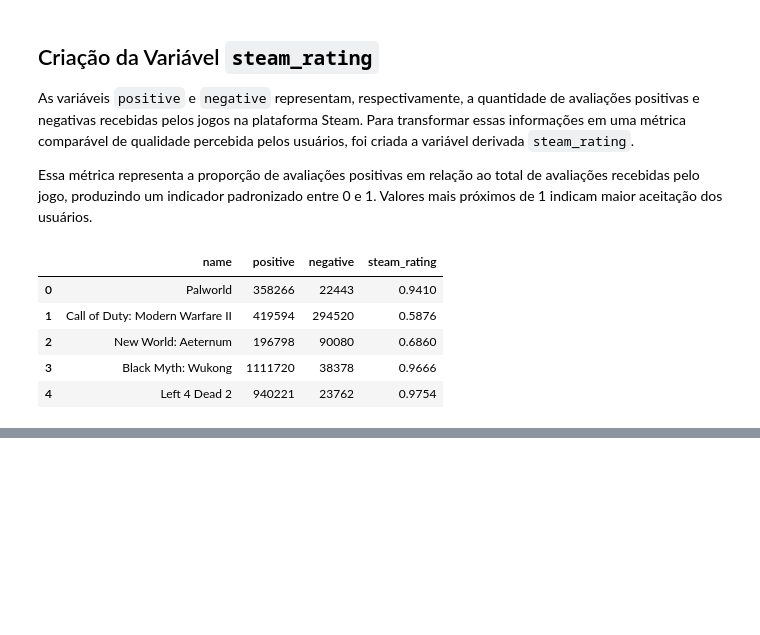
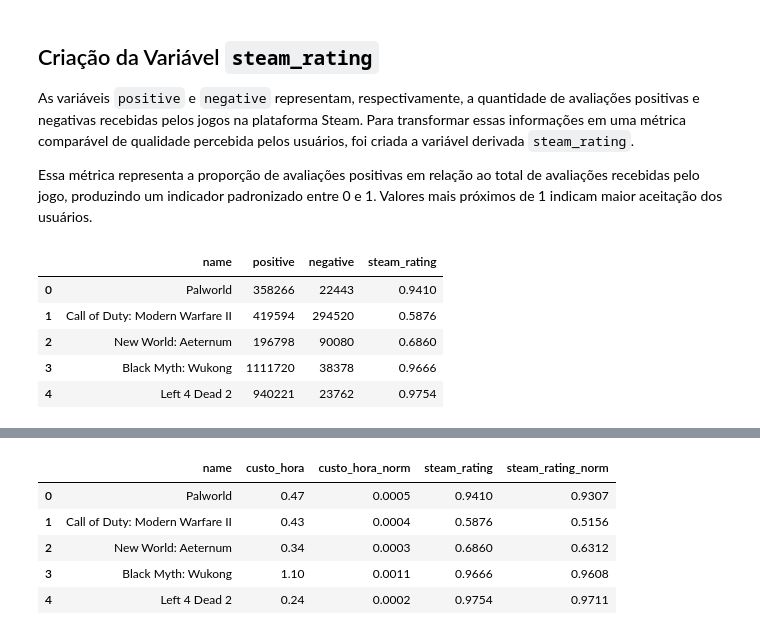
Before and after one commit to wagnerquadros/anaise_dados_steam, a Jupyter notebook: transformacao_dataset.ipynb, the cells around one changed output, grey strips where cells are left out. Cells and saved outputs as stored; diff of their text form; code cells hidden in the pictures; blank space fills up the shorter version.

```diff
--- a/transformacao_dataset.ipynb
+++ b/transformacao_dataset.ipynb
@@ -198,0 +211,5 @@ df[['name', 'positive', 'negative', 'steam_rating']].head()
+# %%
+df['custo_hora_norm'] = (
+    (df['custo_hora'] - df['custo_hora'].min()) /
+    (df['custo_hora'].max() - df['custo_hora'].min())
+).round(4)
@@ -198,0 +221,15 @@ df[['name', 'positive', 'negative', 'steam_rating']].head()
+# %%
+df[[
+    'name',
+    'custo_hora',
+    'custo_hora_norm',
+    'steam_rating',
+    'steam_rating_norm'
+]].head()
+# %% [output]
+|  | name | custo_hora | custo_hora_norm | steam_rating | steam_rating_norm |
+| 0 | Palworld | 0.47 | 0.0005 | 0.9410 | 0.9307 |
+| 1 | Call of Duty: Modern Warfare II | 0.43 | 0.0004 | 0.5876 | 0.5156 |
+| 2 | New World: Aeternum | 0.34 | 0.0003 | 0.6860 | 0.6312 |
+| 3 | Black Myth: Wukong | 1.10 | 0.0011 | 0.9666 | 0.9608 |
+| 4 | Left 4 Dead 2 | 0.24 | 0.0002 | 0.9754 | 0.9711 |
```
Also changed, not shown: parts of 17 cells of this notebook, 1 other file.
